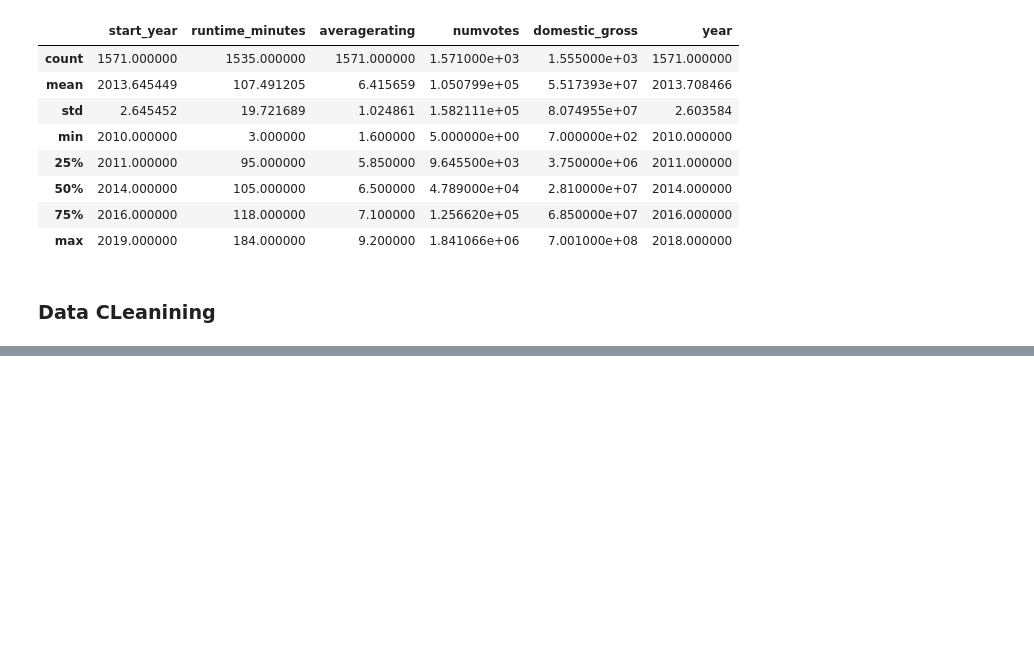
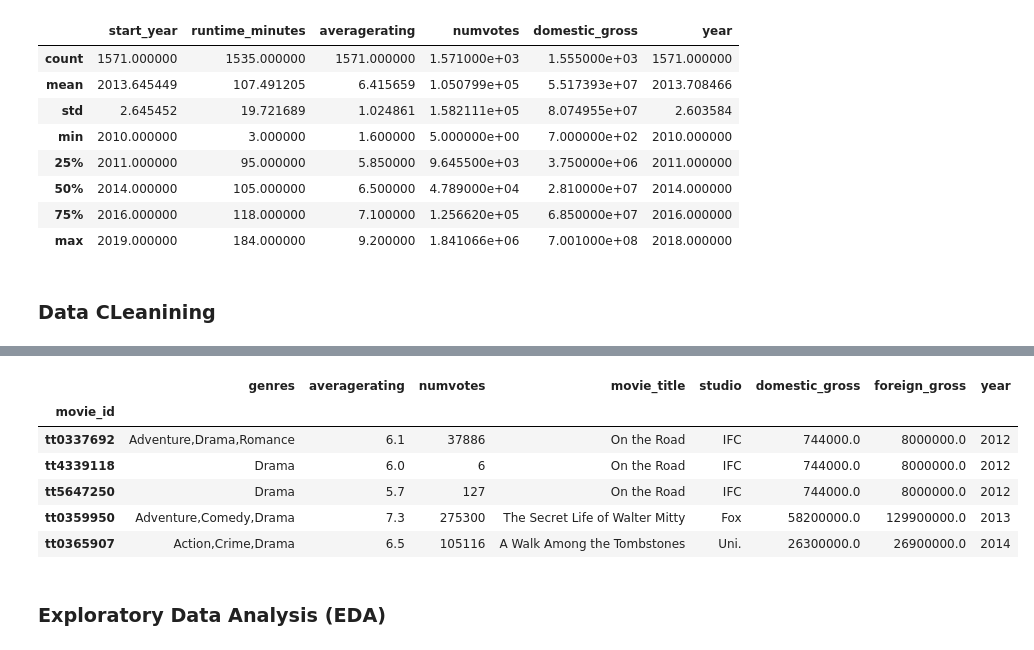
Before and after one commit to johN-Kioko/dsc-phase-1-project-v2-4, a Jupyter notebook: student.ipynb, the cells around one changed output, grey strips where cells are left out. Drawn from its saved outputs; the diff is of its cells as text; code cells hidden in the pictures; blank space fills up the shorter version.

Commit message:
Update, Starting on EDA

```diff
--- a/student.ipynb
+++ b/student.ipynb
@@ -722,0 +749,4 @@ df_merging.describe()
+# %%
+# Dropping the missing values
+df_merging = df_merging.dropna(subset=['genres'])
+missing_values(df_merging)
@@ -722,0 +757,3 @@ df_merging.describe()
+# %%
+df_merging = df_merging.dropna(subset=['runtime_minutes'])
+df_merging = df_merging.dropna(subset=['domestic_gross'])
@@ -722,0 +801,10 @@ df_merging.describe()
+# %%
+# Converting the datatype column of the foreign_gross
+
+def replace_data(data, to_replace, value, col):
+    """replace values in the given column"""
+    data[col].replace(to_replace, value, inplace = True, regex=True)
+
+replace_data(df_merging, ",", "", "foreign_gross")
+
+df_merging["foreign_gross"] = df_merging["foreign_gross"].astype(float)
@@ -722,0 +827,18 @@ df_merging.describe()
+# %%
+# Removing unnecessary columns : some columns repeat the same information
+
+df_merging.drop(columns= ['start_year', 'primary_title', 'runtime_minutes'], inplace=True)
+# %%
+# Changing the Movie_Id to appear as the index fro clearness
+df_merging.set_index('movie_id', inplace=True)
+df_merging.head()
+# %% [output]
+|  | genres | averagerating | numvotes | movie_title | studio | domestic_gross | foreign_gross | year |
+| movie_id |  |  |  |  |  |  |  |  |
+| tt0337692 | Adventure,Drama,Romance | 6.1 | 37886 | On the Road | IFC | 744000.0 | 8000000.0 | 2012 |
+| tt4339118 | Drama | 6.0 | 6 | On the Road | IFC | 744000.0 | 8000000.0 | 2012 |
+| tt5647250 | Drama | 5.7 | 127 | On the Road | IFC | 744000.0 | 8000000.0 | 2012 |
+| tt0359950 | Adventure,Comedy,Drama | 7.3 | 275300 | The Secret Life of Walter Mitty | Fox | 58200000.0 | 129900000.0 | 2013 |
+| tt0365907 | Action,Crime,Drama | 6.5 | 105116 | A Walk Among the Tombstones | Uni. | 26300000.0 | 26900000.0 | 2014 |
+# %% [markdown]
+### Exploratory Data Analysis (EDA)
```
Also changed, not shown: parts of 7 cells of this notebook.
